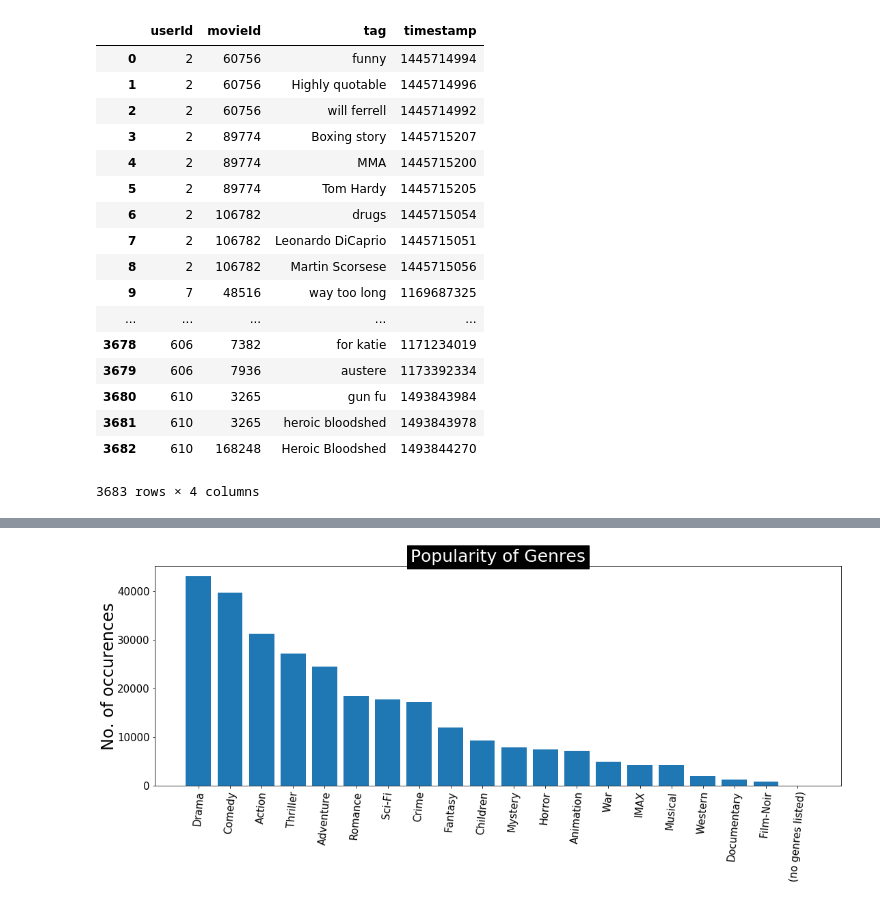
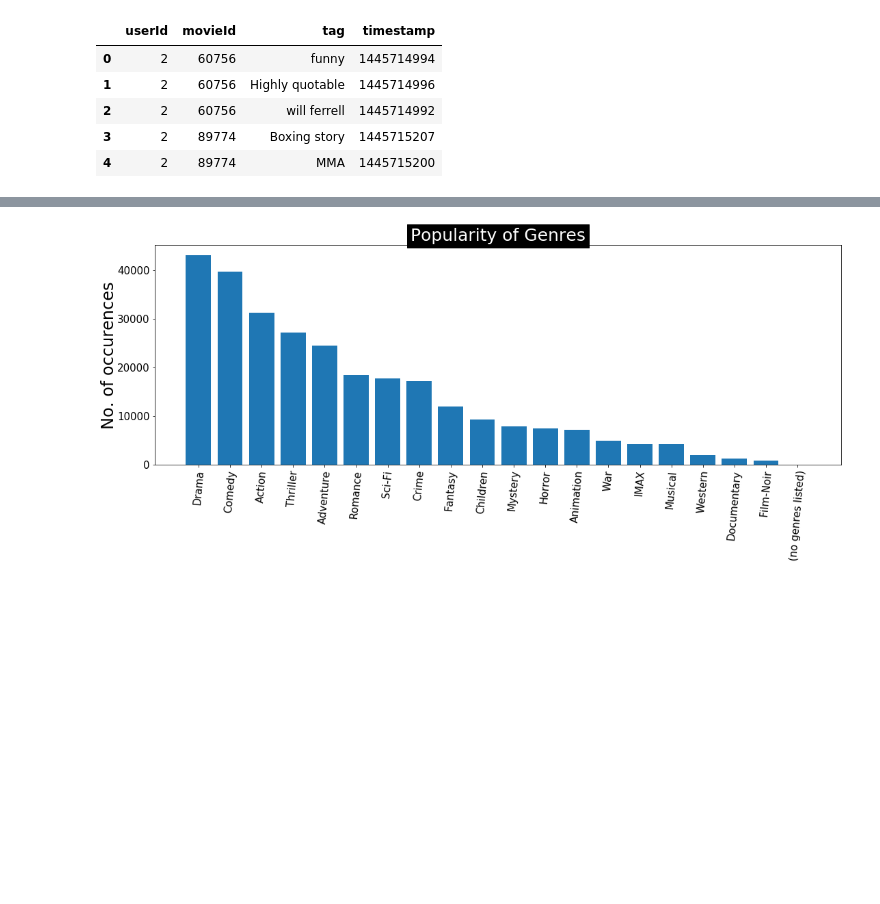
Before and after one commit to nareshkumar66675/MovieLens, a Jupyter notebook: src/MovieLens.ipynb, the cells around one changed output, grey strips where cells are left out. Cells and saved outputs as stored; diff of their text form; code cells hidden in the pictures; blank space fills up the shorter version.

```diff
--- a/src/MovieLens.ipynb
+++ b/src/MovieLens.ipynb
@@ -57,24 +37,14 @@ ratingsDF
 # %%
+# Read Tasg CSV File
+
 tagsFP = r'C:\Users\kumar\OneDrive\Documents\Projects\MovieLens\data\external\tags.csv'
 tagsDF = pd.read_csv(tagsFP)
-tagsDF
+tagsDF.head()
 # %% [output]
 |  | userId | movieId | tag | timestamp |
 | 0 | 2 | 60756 | funny | 1445714994 |
 | 1 | 2 | 60756 | Highly quotable | 1445714996 |
 | 2 | 2 | 60756 | will ferrell | 1445714992 |
 | 3 | 2 | 89774 | Boxing story | 1445715207 |
 | 4 | 2 | 89774 | MMA | 1445715200 |
-| 5 | 2 | 89774 | Tom Hardy | 1445715205 |
-| 6 | 2 | 106782 | drugs | 1445715054 |
-| 7 | 2 | 106782 | Leonardo DiCaprio | 1445715051 |
-| 8 | 2 | 106782 | Martin Scorsese | 1445715056 |
-| 9 | 7 | 48516 | way too long | 1169687325 |
-| ... | ... | ... | ... | ... |
-| 3678 | 606 | 7382 | for katie | 1171234019 |
-| 3679 | 606 | 7936 | austere | 1173392334 |
-| 3680 | 610 | 3265 | gun fu | 1493843984 |
-| 3681 | 610 | 3265 | heroic bloodshed | 1493843978 |
-| 3682 | 610 | 168248 | Heroic Bloodshed | 1493844270 |
-3683 rows × 4 columns
 # %%
```
Also changed, not shown: parts of 37 cells of this notebook, 2 other files.
